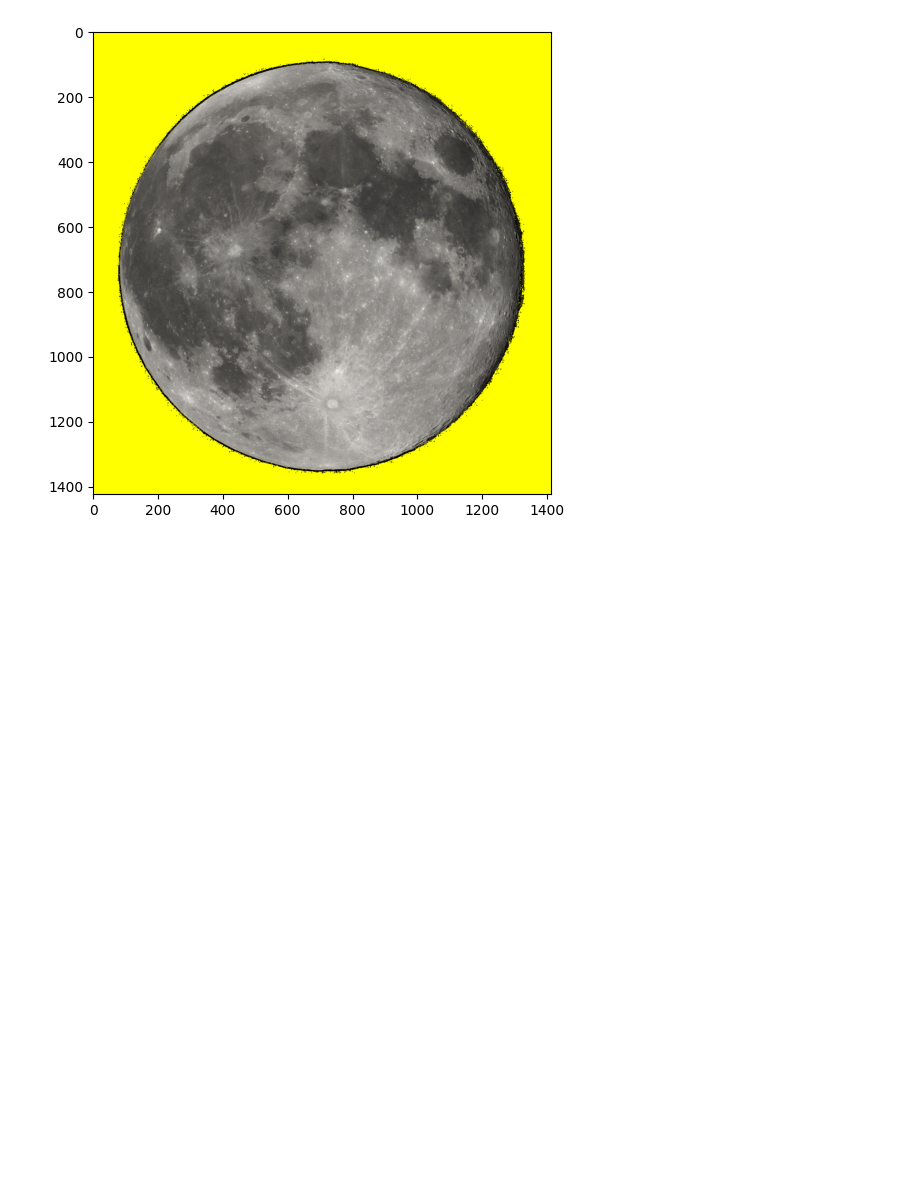
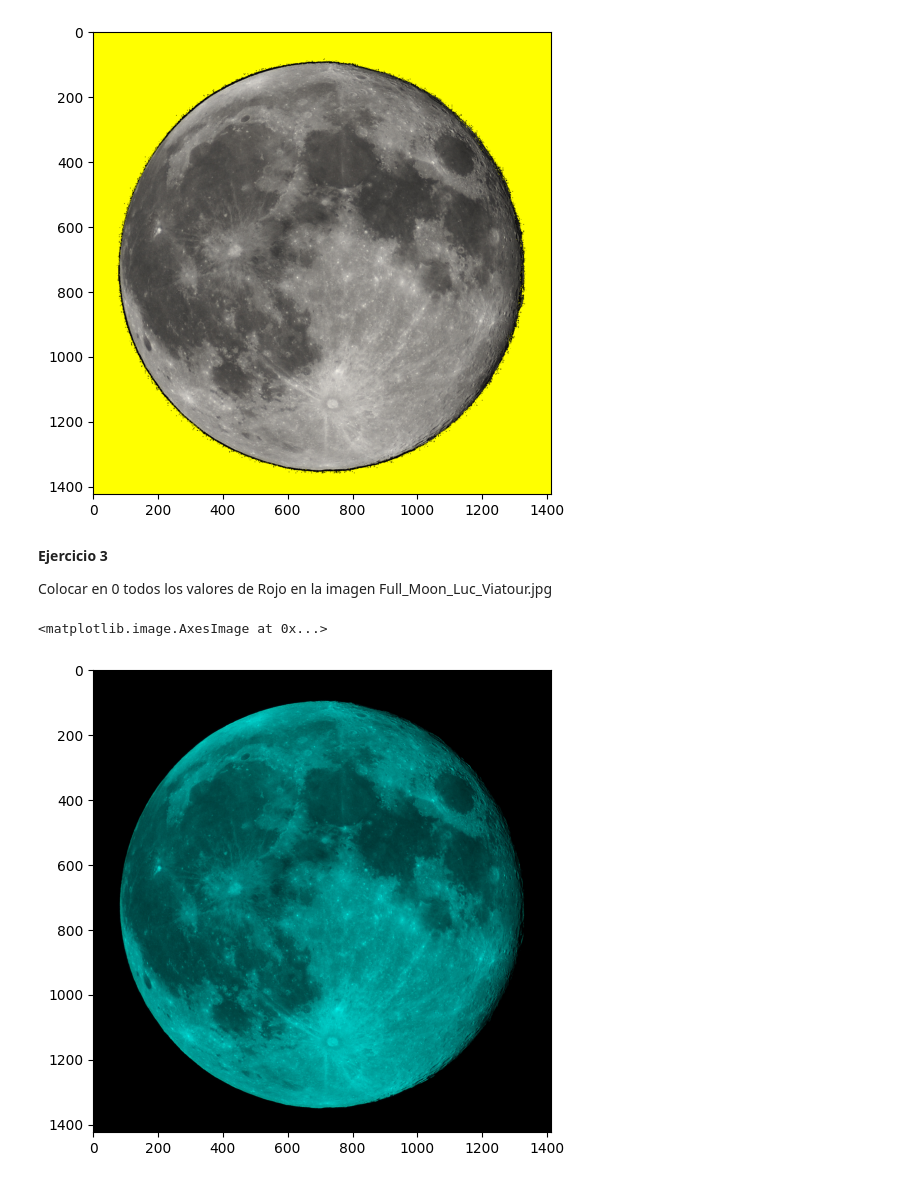
Before and after one commit to yakincc/DataAnalysis_LYCC_UGTO, a Jupyter notebook: Ejercicios/Matplotlib_Ejercicios_LYCC_AD.ipynb, the cells around one changed output. Drawn from its saved outputs; the diff is of its cells as text; code cells hidden in the pictures; blank space fills up the shorter version.

Commit message:
Añadido Ejercicio 3 a Matplotlib_Ejercicios_LYCC_AD.ipynb

```diff
--- a/Ejercicios/Matplotlib_Ejercicios_LYCC_AD.ipynb
+++ b/Ejercicios/Matplotlib_Ejercicios_LYCC_AD.ipynb
@@ -60,3 +70,29 @@ ax.imshow(im_datos)
 <matplotlib.image.AxesImage at 0x...>
 [figure]
 [figure]
+# %% [markdown]
+**Ejercicio 3**
+
+Colocar en 0 todos los valores de Rojo en la imagen Full_Moon_Luc_Viatour.jpg
+# %%
+#Librerías necesarias para trabajar con la imagen
+import numpy as np
+import matplotlib.pyplot as plt
+from PIL import Image
+
+#Se abre la imagen y se convierte en una matriz de Numpy. También se obtienen las dimensiones de la matriz.
+imagen = Image.open('Full_Moon_Luc_Viatour.jpg')
+im_datos = np.array(imagen)
+x, y, z = im_datos.shape
+
+#Se itera sobre cada dimensión de la imagen y se pone a cero el canal cero (rojo)
+for i in range (x):
+    for j in range (y):
+            im_datos[i][j][0] = 0
+
+#Se grafica la imagen
+fig,ax = plt.subplots(figsize=(6,6))
+ax.imshow(im_datos)
+# %% [output]
+<matplotlib.image.AxesImage at 0x...>
+[figure, added]
```
Also changed, not shown: parts of 2 cells of this notebook.
